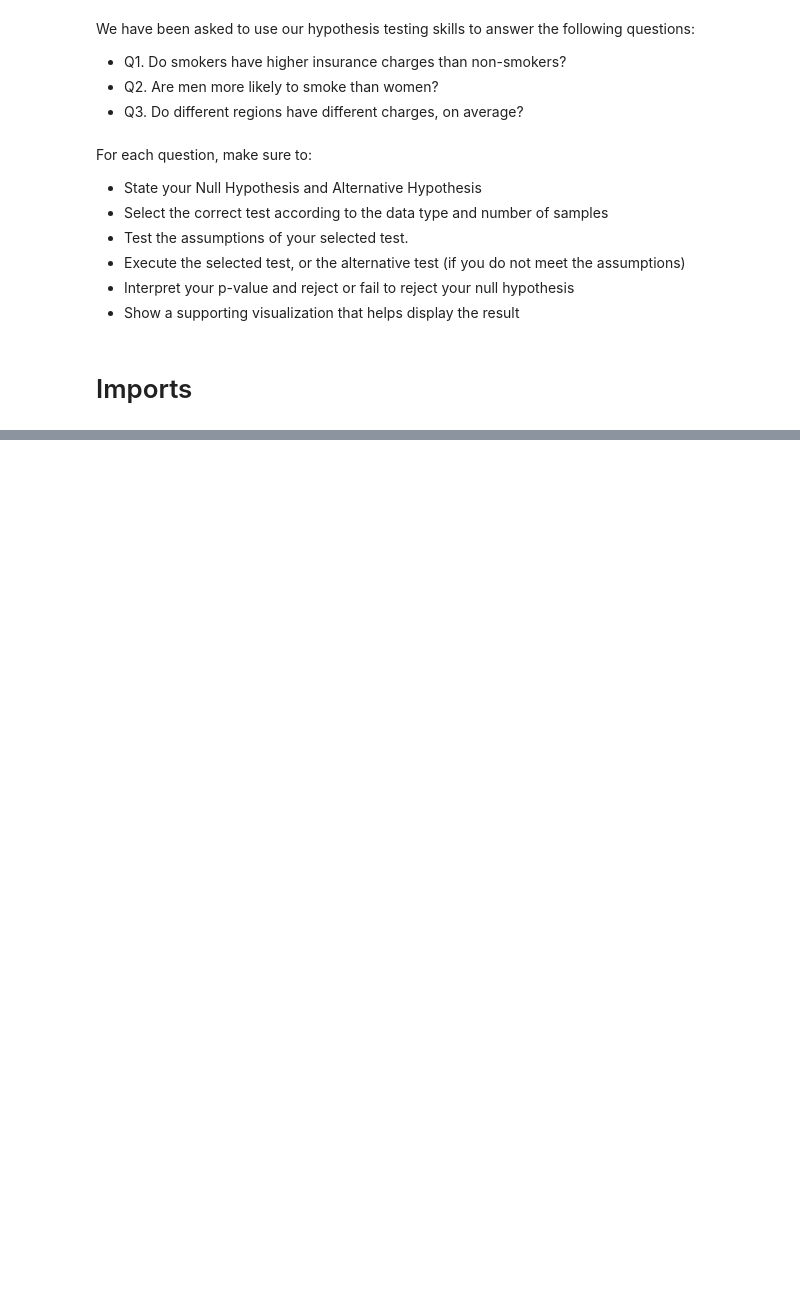
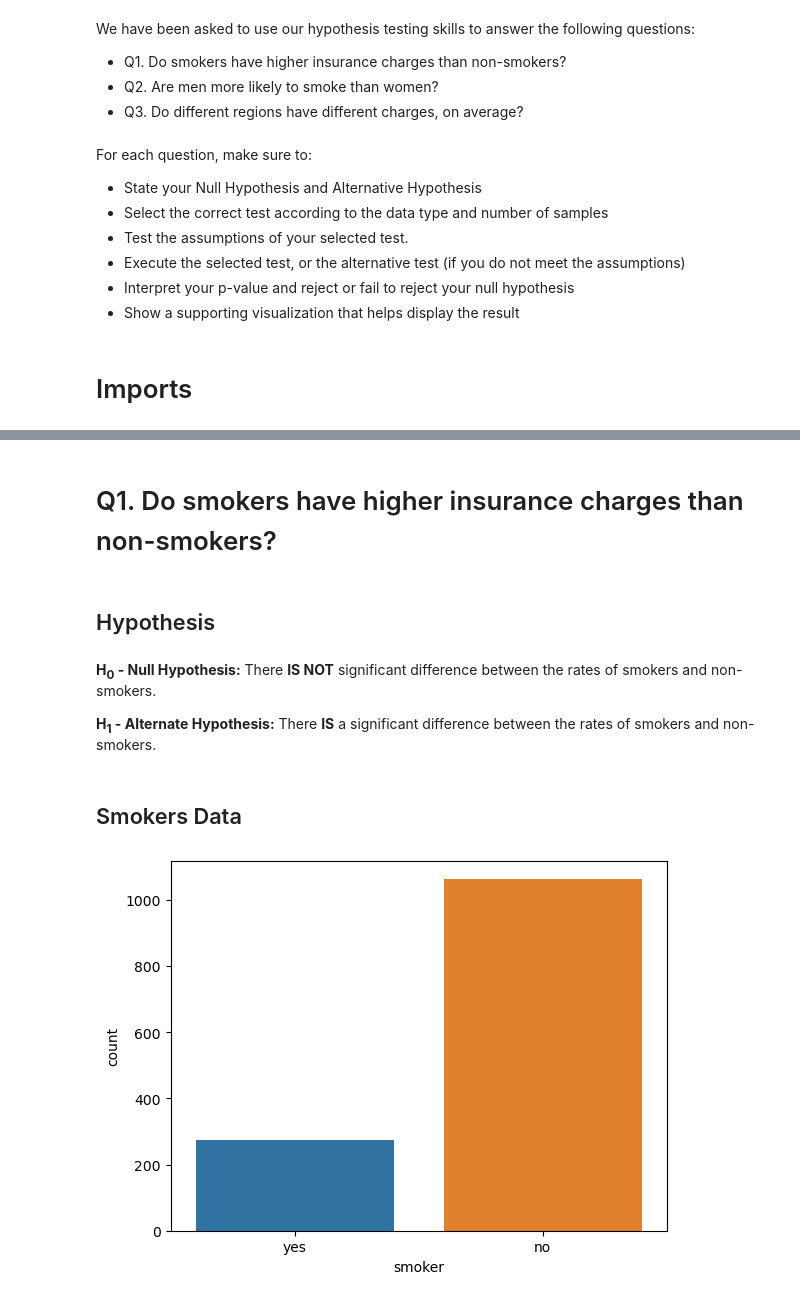
Before and after one commit to jaytrey777/Hypothesis-Testing-with-Insurance-Data, a Jupyter notebook: Hypothesis Testing with Insurance Data (Core).ipynb, the cells around one changed output, grey strips where cells are left out. Saved outputs shown, nothing was run; the diff lists cells and outputs as text; code cells hidden in the pictures; blank space fills up the shorter version.

```diff
--- a/Hypothesis Testing with Insurance Data (Core).ipynb
+++ b/Hypothesis Testing with Insurance Data (Core).ipynb
@@ -21,0 +29,4 @@ Data Loading
+# %%
+filename = 'https://raw.githubusercontent.com/jaytrey777/Hypothesis-Testing-with-Insurance-Data/main/Data/insurance%20data.csv'
+df = pd.read_csv(filename)
+df.info()
@@ -21,0 +48,16 @@ Data Loading
+# %% [markdown]
+# Q1. Do smokers have higher insurance charges than non-smokers?
+# %% [markdown]
+## Hypothesis
+# %% [markdown]
+__H<sub>0</sub> - Null Hypothesis:__
+There __IS NOT__ significant difference between the rates of smokers and non-smokers.
+
+__H<sub>1</sub> - Alternate Hypothesis:__
+There __IS__ a significant difference between the rates of smokers and non-smokers.
+# %% [markdown]
+## Smokers Data
+# %%
+sns.countplot(data=df,x='smoker');
+# %% [output]
+[figure, added]
```
Also changed, not shown: parts of 9 cells of this notebook.
